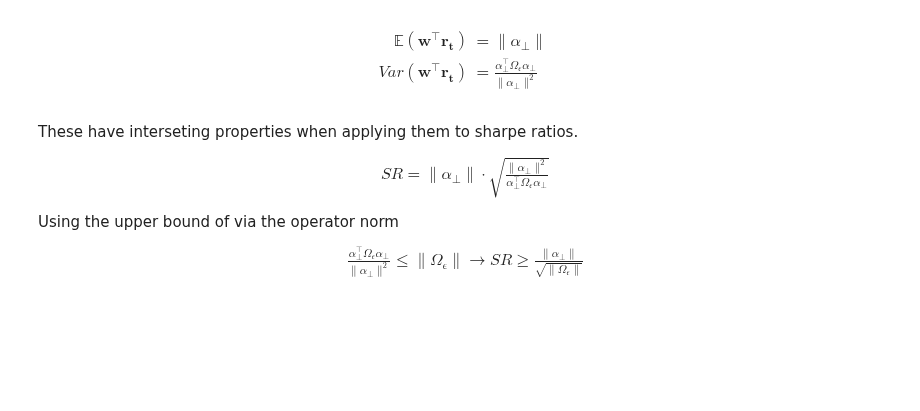
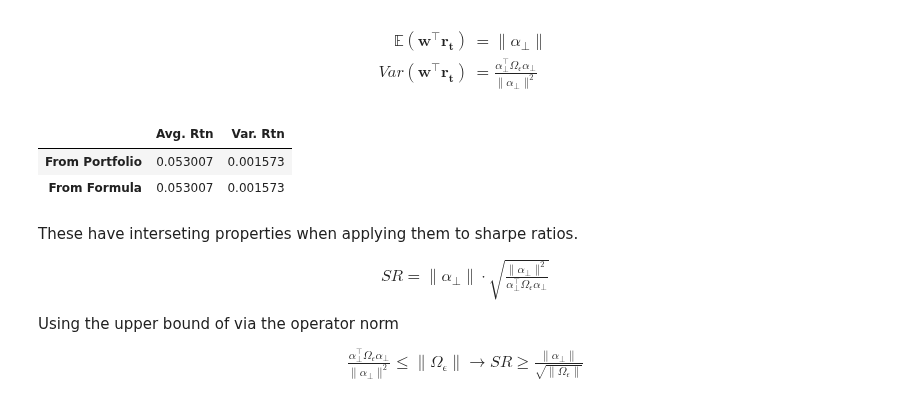
Before and after one commit to diegodalvarez/EQI, a Jupyter notebook: Chapter 4 - Linear Model of Returns.ipynb, the cells around one changed output. Cells and saved outputs as stored; diff of their text form; code cells hidden in the pictures; blank space fills up the shorter version.

```diff
--- a/Chapter 4 - Linear Model of Returns.ipynb
+++ b/Chapter 4 - Linear Model of Returns.ipynb
@@ -271,4 +222,26 @@ That leads to some nice first and second moments which can be used to help descr
 \mathbb{E}(\mathbf{w}^\top\mathbf{r_t}) &= \lVert \alpha_{\perp} \rVert \\
 Var(\mathbf{w}^\top\mathbf{r_t}) &= \frac{\alpha_{\perp}^\top \Omega_{\epsilon} \alpha_{\perp}}{\lVert \alpha_{\perp} \rVert^2}
 \end{align}
+# %%
+port_mean       = port_rtn.mean()
+alpha_perp_mean = np.linalg.norm(alpha_perp)
+port_var        = port_rtn.var()
+alpha_perp_var  = alpha_perp.T @ OmegaE @ alpha_perp / (alpha_perp.T @ alpha_perp)
+
+(pd
+    .DataFrame(
+        data = {
+            "mean_val" : [port_mean, alpha_perp_linalg],
+            "var_val"  : [port_var, alpha_perp_var]},
+        index = ["From Portfolio", "From Formula"])
+    .assign(
+        mean_val = lambda x: x.mean_val * 252,
+        var_val  = lambda x: x.var_val * np.sqrt(252))
+    .rename(columns = {
+        "mean_val": "Avg. Rtn",
+        "var_val" : "Var. Rtn"}))
+# %% [output]
+|  | Avg. Rtn | Var. Rtn |
+| From Portfolio | 0.053007 | 0.001573 |
+| From Formula | 0.053007 | 0.001573 |
 # %%
```
Also changed, not shown: parts of 25 cells of this notebook, 2 other files.
